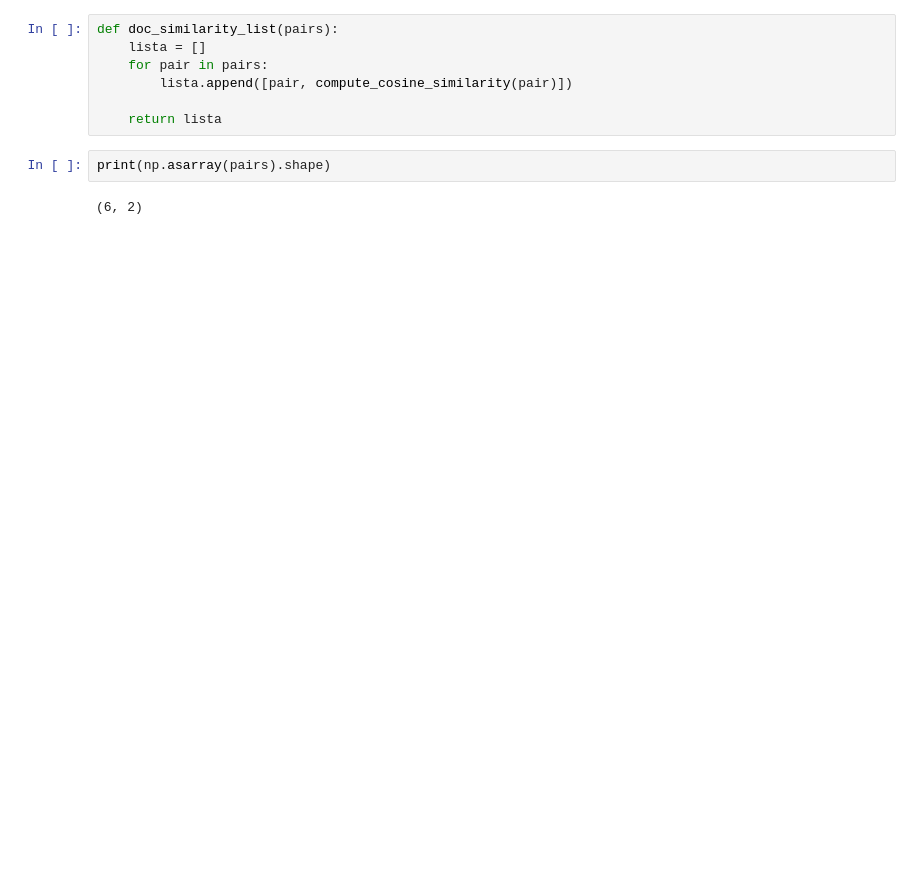
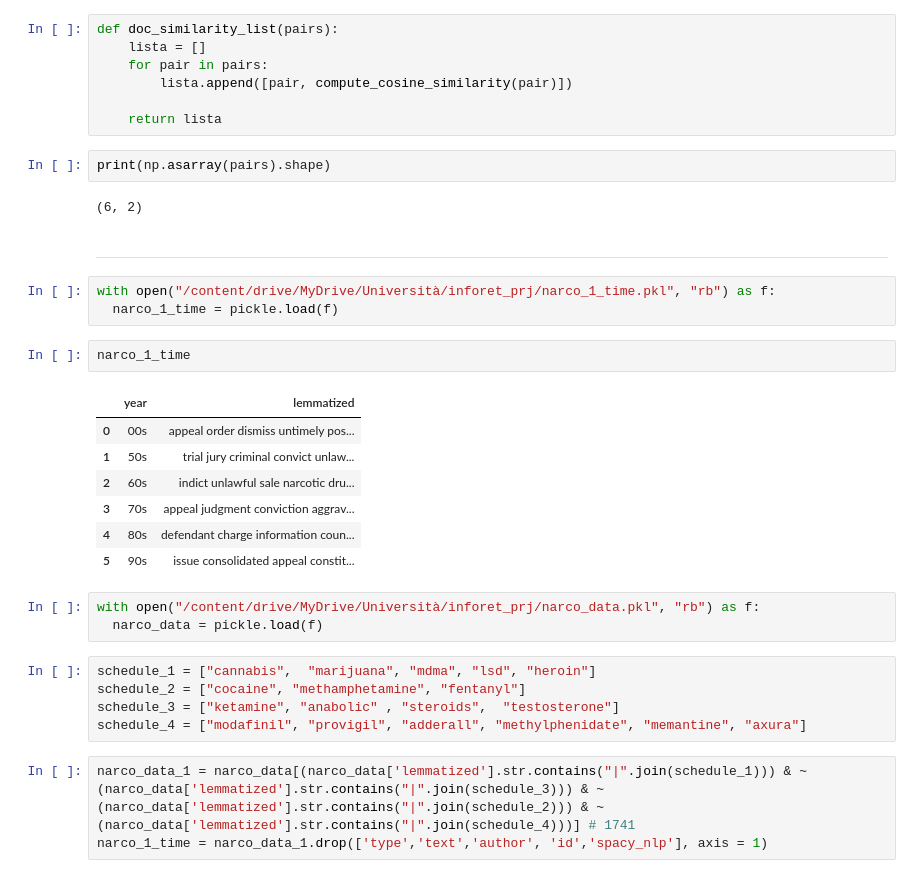
Before and after one commit to martinaviggiano/knowledge_extraction_project, a Jupyter notebook: 03_Grams _ PMI.ipynb, the cells around one changed output. Cells and saved outputs as stored; diff of their text form; blank space fills up the shorter version.

```diff
--- a/03_Grams _ PMI.ipynb
+++ b/03_Grams _ PMI.ipynb
@@ -597,3 +619,29 @@ def doc_similarity_list(pairs):
 print(np.asarray(pairs).shape)
 # %% [output]
 (6, 2)
+# %% [markdown]
+---
+# %%
+with open("/content/drive/MyDrive/Università/inforet_prj/narco_1_time.pkl", "rb") as f:
+  narco_1_time = pickle.load(f)
+# %%
+narco_1_time
+# %% [output]
+|  | year | lemmatized |
+| 0 | 00s | appeal order dismiss untimely pos... |
+| 1 | 50s | trial jury criminal convict unlaw... |
+| 2 | 60s | indict unlawful sale narcotic dru... |
+| 3 | 70s | appeal judgment conviction aggrav... |
+| 4 | 80s | defendant charge information coun... |
+| 5 | 90s | issue consolidated appeal constit... |
+# %%
+with open("/content/drive/MyDrive/Università/inforet_prj/narco_data.pkl", "rb") as f:
+  narco_data = pickle.load(f)
+# %%
+schedule_1 = ["cannabis",  "marijuana", "mdma", "lsd", "heroin"]
+schedule_2 = ["cocaine", "methamphetamine", "fentanyl"]
+schedule_3 = ["ketamine", "anabolic" , "steroids",  "testosterone"]
+schedule_4 = ["modafinil", "provigil", "adderall", "methylphenidate", "memantine", "axura"]
+# %%
+narco_data_1 = narco_data[(narco_data['lemmatized'].str.contains("|".join(schedule_1))) & ~(narco_data['lemmatized'].str.contains("|".join(schedule_3))) & ~(narco_data['lemmatized'].str.contains("|".join(schedule_2))) & ~(narco_data['lemmatized'].str.contains("|".join(schedule_4)))] # 1741
+narco_1_time = narco_data_1.drop(['type','text','author', 'id','spacy_nlp'], axis = 1)
```
Also changed, not shown: parts of 35 cells of this notebook, 1 other file.
